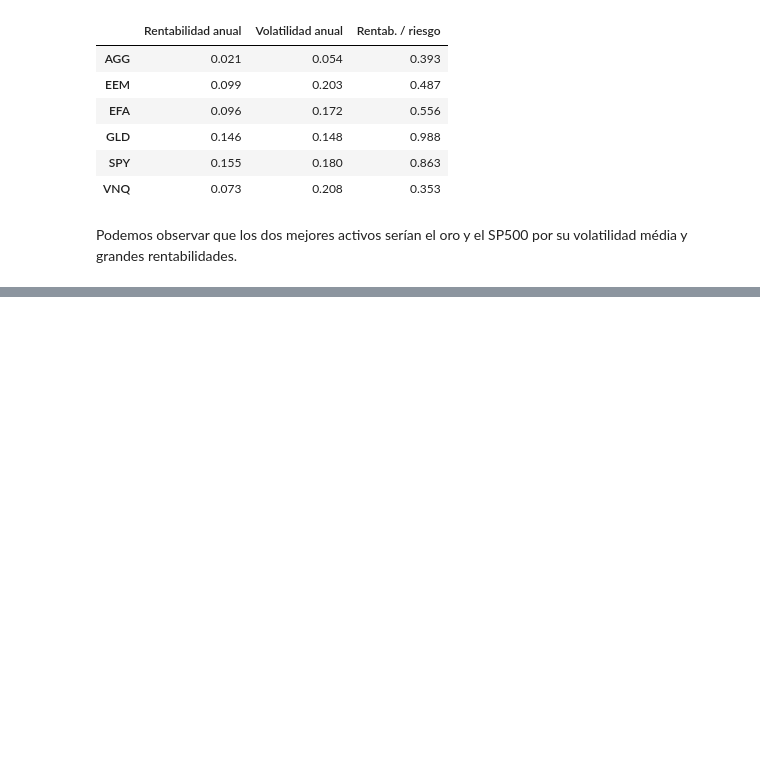
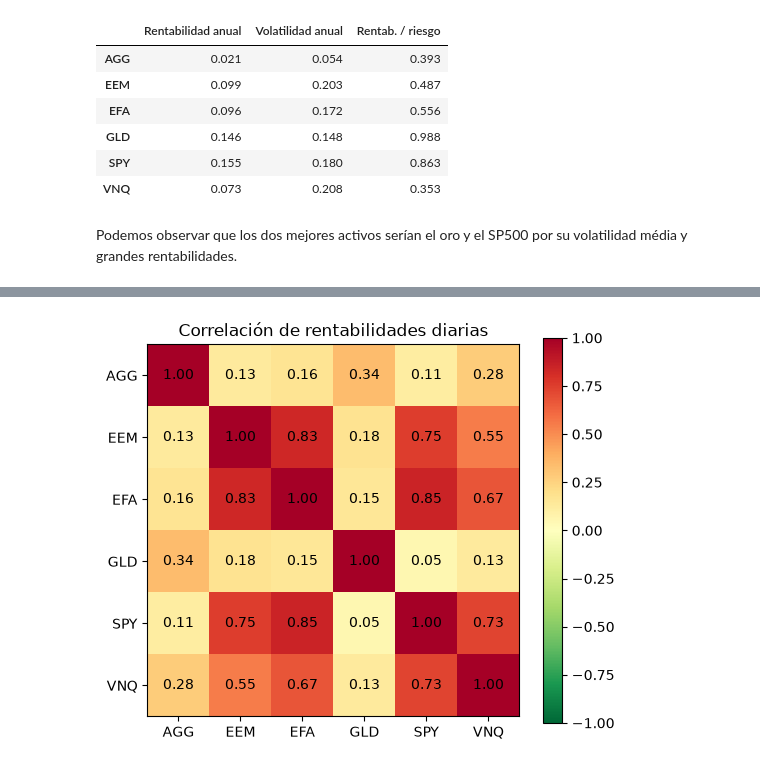
Before and after one commit to mnayala100/proyecto-cartera-markowitz, a Jupyter notebook: notebooks/02_rentabilidades.ipynb, the cells around one changed output, grey strips where cells are left out. Drawn from its saved outputs; the diff is of its cells as text; code cells hidden in the pictures; blank space fills up the shorter version.

Commit message:
Terminé Rentabilidades

```diff
--- a/notebooks/02_rentabilidades.ipynb
+++ b/notebooks/02_rentabilidades.ipynb
@@ -55,0 +69,8 @@ Podemos observar que los dos mejores activos serían el oro y el SP500 por su vo
+# %%
+# Covarianza anualizada (escala como la varianza: × 252, NO × raíz de 252)
+cov_anual = rentabilidades.cov() * 252
+
+# Correlaciones: la misma información, pero entre -1 y 1 (más fácil de leer)
+corr = rentabilidades.corr()
+
+cov_anual.round(4)
@@ -55,0 +114,13 @@ Podemos observar que los dos mejores activos serían el oro y el SP500 por su vo
+# %%
+fig, ax = plt.subplots(figsize=(6, 5))
+im = ax.imshow(corr, cmap="RdYlGn_r", vmin=-1, vmax=1)
+ax.set_xticks(range(6), corr.columns)
+ax.set_yticks(range(6), corr.index)
+for i in range(6):
+    for j in range(6):
+        ax.text(j, i, f"{corr.iloc[i, j]:.2f}", ha="center", va="center")
+fig.colorbar(im)
+ax.set_title("Correlación de rentabilidades diarias")
+plt.show()
+# %% [output]
+[figure, added]
```
Also changed, not shown: parts of 11 cells of this notebook, 3 other files.
